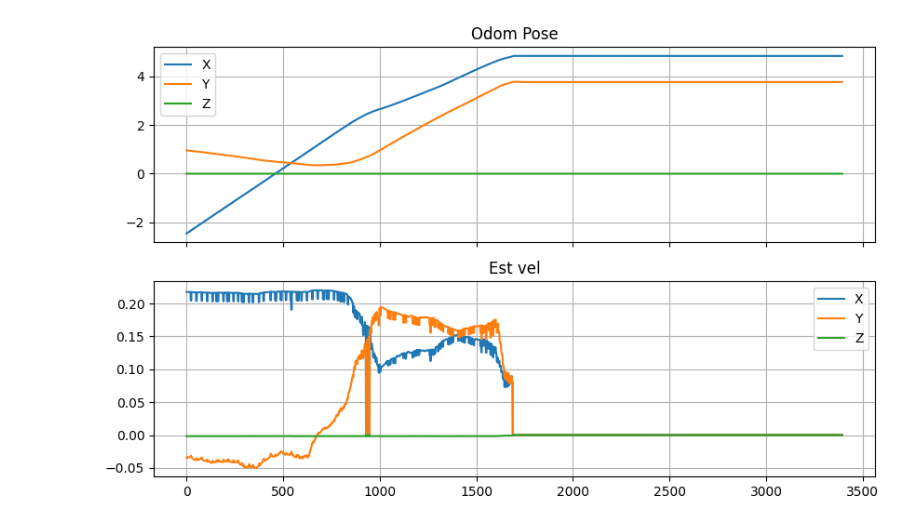
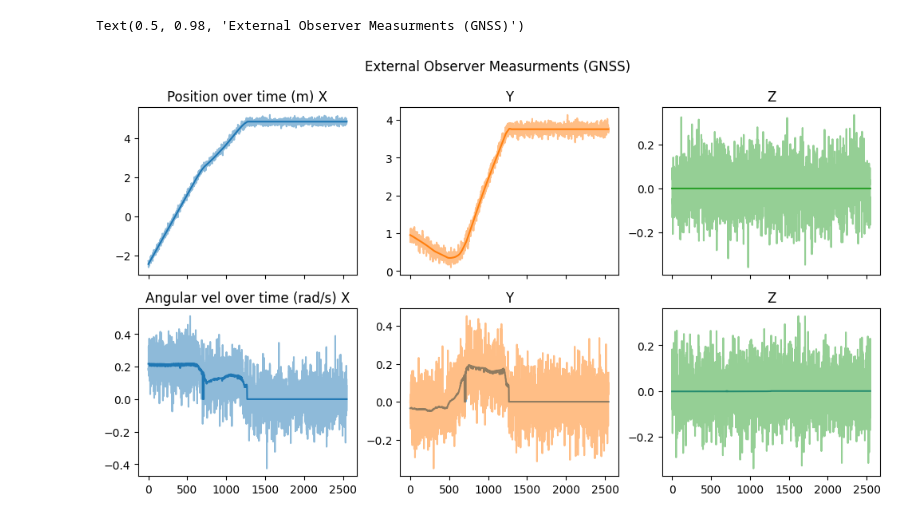
Before and after one commit to dhruvgargj5/synchronous_INS_rob599, a Jupyter notebook: explore.ipynb, the cells around one changed output. Drawn from its saved outputs; the diff is of its cells as text; code cells hidden in the pictures.

```diff
--- a/explore.ipynb
+++ b/explore.ipynb
@@ -19,9 +21,13 @@ def get_from_df(df, column_prefix, dims, step):
     return df.iloc[step][[f"{column_prefix}_{d}" for d in dims]]
 
 
-sim_speed_multiplier = 25
+sim_speed_multiplier = 1
 dt = 0.001 * sim_speed_multiplier
-df = pd.read_csv("combined_data_with_velocity.csv")
+hz = 30
+dt = float(1 / hz) * sim_speed_multiplier
+# df = pd.read_csv("combined_data_with_velocity.csv")
+df = pd.read_csv("combined_data_30Hz.csv")
 # df = pd.read_csv("combined_data.csv")
 df = df.iloc[::sim_speed_multiplier].reset_index(drop=True)
 time_lim = len(df)
+print(f"{time_lim=}")
@@ -60,24 +169,30 @@ df["odom_vel_z"] = vel_global[:, 2]
 # %%
 plt.close("all")
-fig, axes = plt.subplots(2, 1, figsize=(10, 6), sharex=True)
+fig, axes = plt.subplots(2, 3, figsize=(12, 6), sharex=True)
 
-axes[0].plot(df["odom_pose_x"], label="X")
-axes[0].plot(df["odom_pose_y"], label="Y")
-axes[0].plot(df["odom_pose_z"], label="Z")
-axes[0].set_title("Odom Pose")
-axes[0].legend()
-axes[0].grid(True)
+axes[0, 0].plot(df["odom_pose_x"], color="C0")
+axes[0, 1].plot(df["odom_pose_y"], color="C1")
+axes[0, 2].plot(df["odom_pose_z"], color="C2")
+axes[0, 0].plot(df["odom_pose_x_noisy"], alpha=0.5, color="C0")
+axes[0, 1].plot(df["odom_pose_y_noisy"], alpha=0.5, color="C1")
+axes[0, 2].plot(df["odom_pose_z_noisy"], alpha=0.5, color="C2")
+axes[0, 0].set_title("Position over time (m) X")
+axes[0, 1].set_title("Y")
+axes[0, 2].set_title("Z")
 
-axes[1].plot(
-    df["odom_vel_x"],
-    label="X",
-)
-axes[1].plot(df["odom_vel_y"], label="Y")
-axes[1].plot(df["odom_vel_z"], label="Z")
-axes[1].set_title("Est vel")
-axes[1].legend()
-axes[1].grid(True)
+axes[1, 0].plot(df["odom_vel_x"])
+axes[1, 1].plot(df["odom_vel_y"])
+axes[1, 2].plot(df["odom_vel_z"])
+axes[1, 0].plot(df["odom_vel_x_noisy"], alpha=0.5, color="C0")
+axes[1, 1].plot(df["odom_vel_y_noisy"], alpha=0.5, color="C1")
+axes[1, 2].plot(df["odom_vel_z_noisy"], alpha=0.5, color="C2")
+axes[1, 0].set_title("Angular vel over time (rad/s) X")
+axes[1, 1].set_title("Y")
+axes[1, 2].set_title("Z")
+
+fig.suptitle(f"External Observer Measurments (GNSS)")
 # %% [output]
+Text(0.5, 0.98, 'External Observer Measurments (GNSS)')
-[figure, old version]
+[figure, new version]
 # %%
 plt.close("all")
```
Also changed, not shown: parts of 10 cells of this notebook, 1 other file.
